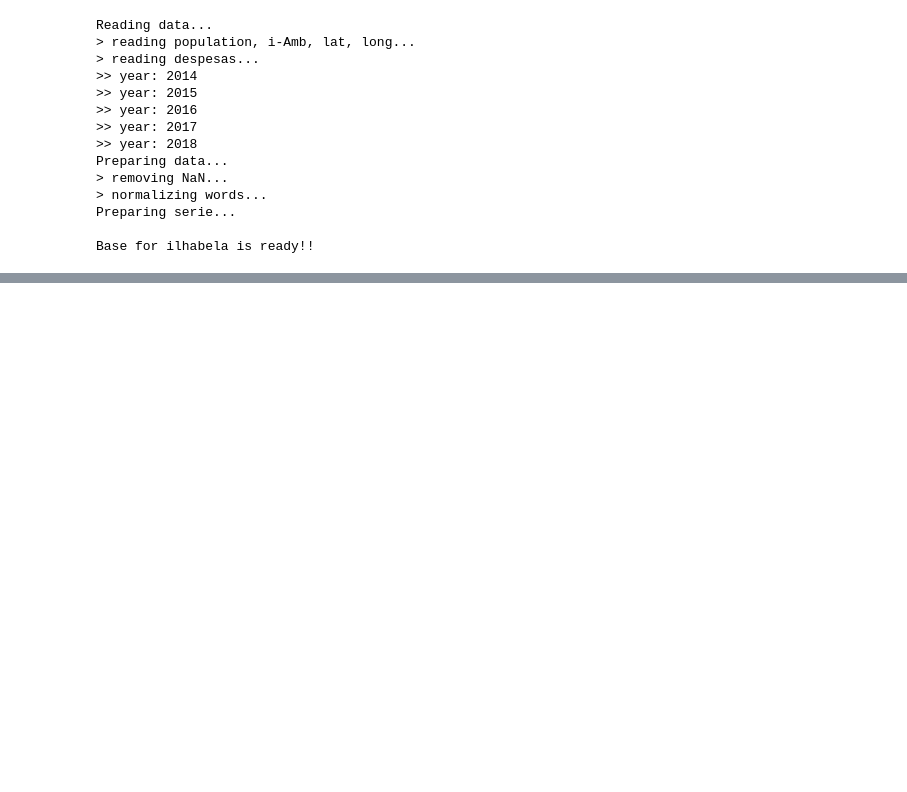
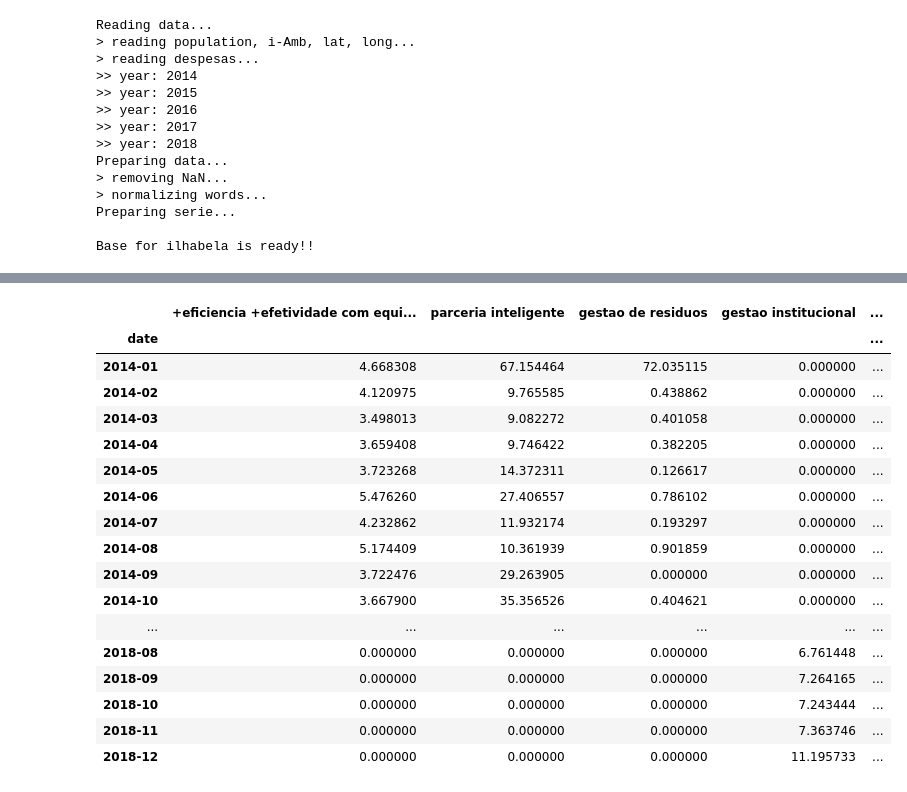
Before and after one commit to guilhermeduartte/Deephack, a Jupyter notebook: Automatizado.ipynb, the cells around one changed output, grey strips where cells are left out. Cells and saved outputs as stored; diff of their text form; code cells hidden in the pictures; blank space fills up the shorter version.

```diff
--- a/Automatizado.ipynb
+++ b/Automatizado.ipynb
@@ -330,0 +333,21 @@ exemplo.plotSerie()
+# %%
+exemplo.serie_
+# %% [output]
+|  | +eficiencia +efetividade com equi... | parceria inteligente | gestao de residuos | gestao institucional | ... |
+| date |  |  |  |  | ... |
+| 2014-01 | 4.668308 | 67.154464 | 72.035115 | 0.000000 | ... |
+| 2014-02 | 4.120975 | 9.765585 | 0.438862 | 0.000000 | ... |
+| 2014-03 | 3.498013 | 9.082272 | 0.401058 | 0.000000 | ... |
+| 2014-04 | 3.659408 | 9.746422 | 0.382205 | 0.000000 | ... |
+| 2014-05 | 3.723268 | 14.372311 | 0.126617 | 0.000000 | ... |
+| 2014-06 | 5.476260 | 27.406557 | 0.786102 | 0.000000 | ... |
+| 2014-07 | 4.232862 | 11.932174 | 0.193297 | 0.000000 | ... |
+| 2014-08 | 5.174409 | 10.361939 | 0.901859 | 0.000000 | ... |
+| 2014-09 | 3.722476 | 29.263905 | 0.000000 | 0.000000 | ... |
+| 2014-10 | 3.667900 | 35.356526 | 0.404621 | 0.000000 | ... |
+| ... | ... | ... | ... | ... | ... |
+| 2018-08 | 0.000000 | 0.000000 | 0.000000 | 6.761448 | ... |
+| 2018-09 | 0.000000 | 0.000000 | 0.000000 | 7.264165 | ... |
+| 2018-10 | 0.000000 | 0.000000 | 0.000000 | 7.243444 | ... |
+| 2018-11 | 0.000000 | 0.000000 | 0.000000 | 7.363746 | ... |
+| 2018-12 | 0.000000 | 0.000000 | 0.000000 | 11.195733 | ... |
```
Also changed, not shown: parts of 2 cells of this notebook.
